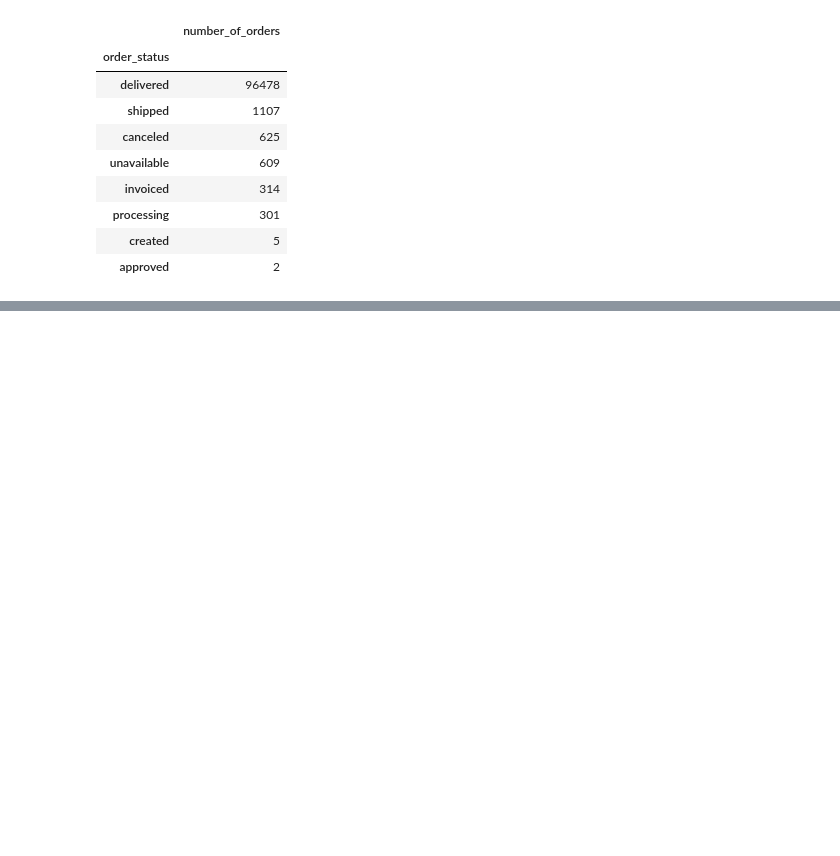
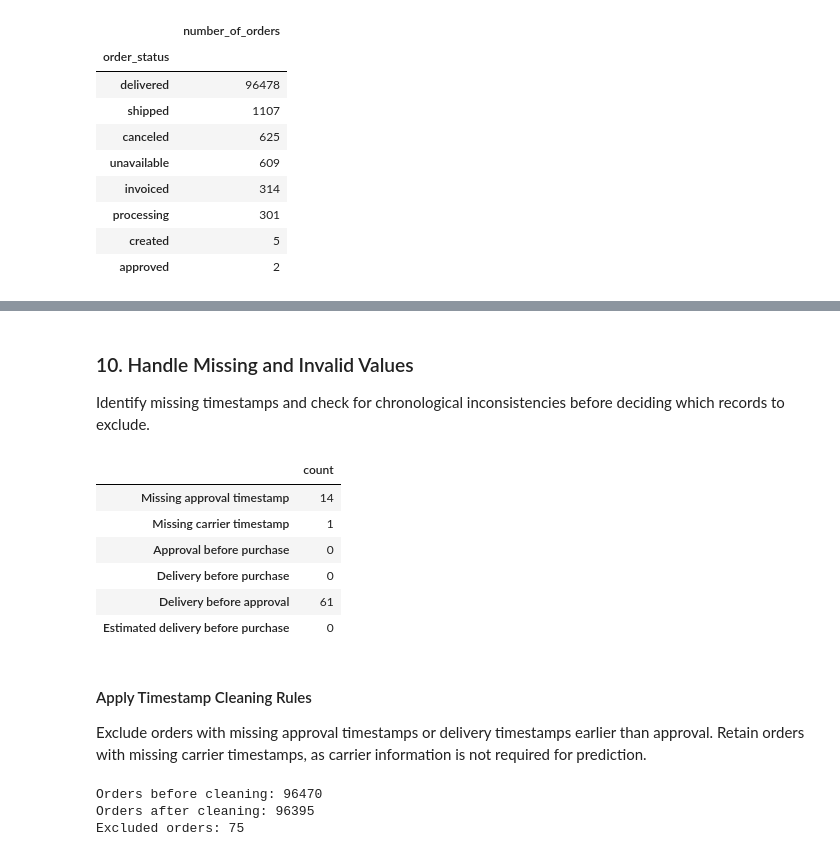
Before and after one commit to ZGXJason/CIS5450_FINAL_PROJECT, a Jupyter notebook: notebooks/01_data_cleaning.ipynb, the cells around one changed output, grey strips where cells are left out. Cells and saved outputs as stored; diff of their text form; code cells hidden in the pictures; blank space fills up the shorter version.

```diff
--- a/notebooks/01_data_cleaning.ipynb
+++ b/notebooks/01_data_cleaning.ipynb
@@ -188,0 +223,17 @@ display(orders['order_status'].value_counts(dropna=False).to_frame('number_of_or
+# %%
+timestamp_cols = [
+    'order_purchase_timestamp',
+    'order_approved_at',
+    'order_delivered_carrier_date',
+    'order_delivered_customer_date',
+    'order_estimated_delivery_date'
+]
+
+for col in timestamp_cols:
+    orders_clean[col] = pd.to_datetime(orders_clean[col], errors='coerce')
+
+print("Timestamp data types:")
+display(orders_clean[timestamp_cols].dtypes.to_frame('dtype'))
+
+print("\nMissing values after conversion:")
+display(orders_clean[timestamp_cols].isna().sum().to_frame('missing_count'))
@@ -188,0 +255,61 @@ display(orders['order_status'].value_counts(dropna=False).to_frame('number_of_or
+# %% [markdown]
+### 10. Handle Missing and Invalid Values
+
+Identify missing timestamps and check for chronological inconsistencies before deciding which records to exclude.
+# %%
+timestamp_checks = {
+    'Missing approval timestamp':
+        orders_clean['order_approved_at'].isna().sum(),
+
+    'Missing carrier timestamp':
+        orders_clean['order_delivered_carrier_date'].isna().sum(),
+
+    'Approval before purchase':
+        (orders_clean['order_approved_at'] <
+         orders_clean['order_purchase_timestamp']).sum(),
+
+    'Delivery before purchase':
+        (orders_clean['order_delivered_customer_date'] <
+         orders_clean['order_purchase_timestamp']).sum(),
+
+    'Delivery before approval':
+        (orders_clean['order_delivered_customer_date'] <
+         orders_clean['order_approved_at']).sum(),
+
+    'Estimated delivery before purchase':
+        (orders_clean['order_estimated_delivery_date'] <
+         orders_clean['order_purchase_timestamp']).sum()
+}
+
+display(pd.Series(timestamp_checks).to_frame('count'))
+# %% [output]
+|  | count |
+| Missing approval timestamp | 14 |
+| Missing carrier timestamp | 1 |
+| Approval before purchase | 0 |
+| Delivery before purchase | 0 |
+| Delivery before approval | 61 |
+| Estimated delivery before purchase | 0 |
+# %% [markdown]
+#### Apply Timestamp Cleaning Rules
+
+Exclude orders with missing approval timestamps or delivery timestamps earlier than approval. Retain orders with missing carrier timestamps, as carrier information is not required for prediction.
+# %%
+# Keep orders with valid approval timestamps and chronological order
+valid_orders = (
+    orders_clean['order_approved_at'].notna() &
+    (orders_clean['order_delivered_customer_date'] >=
+     orders_clean['order_approved_at'])
+)
+
+original_count = len(orders_clean)
+
+orders_clean = orders_clean.loc[valid_orders].copy()
+
+print("Orders before cleaning:", original_count)
+print("Orders after cleaning:", len(orders_clean))
+print("Excluded orders:", original_count - len(orders_clean))
+# %% [output]
+Orders before cleaning: 96470
+Orders after cleaning: 96395
+Excluded orders: 75
```
Also changed, not shown: parts of 7 cells of this notebook.
